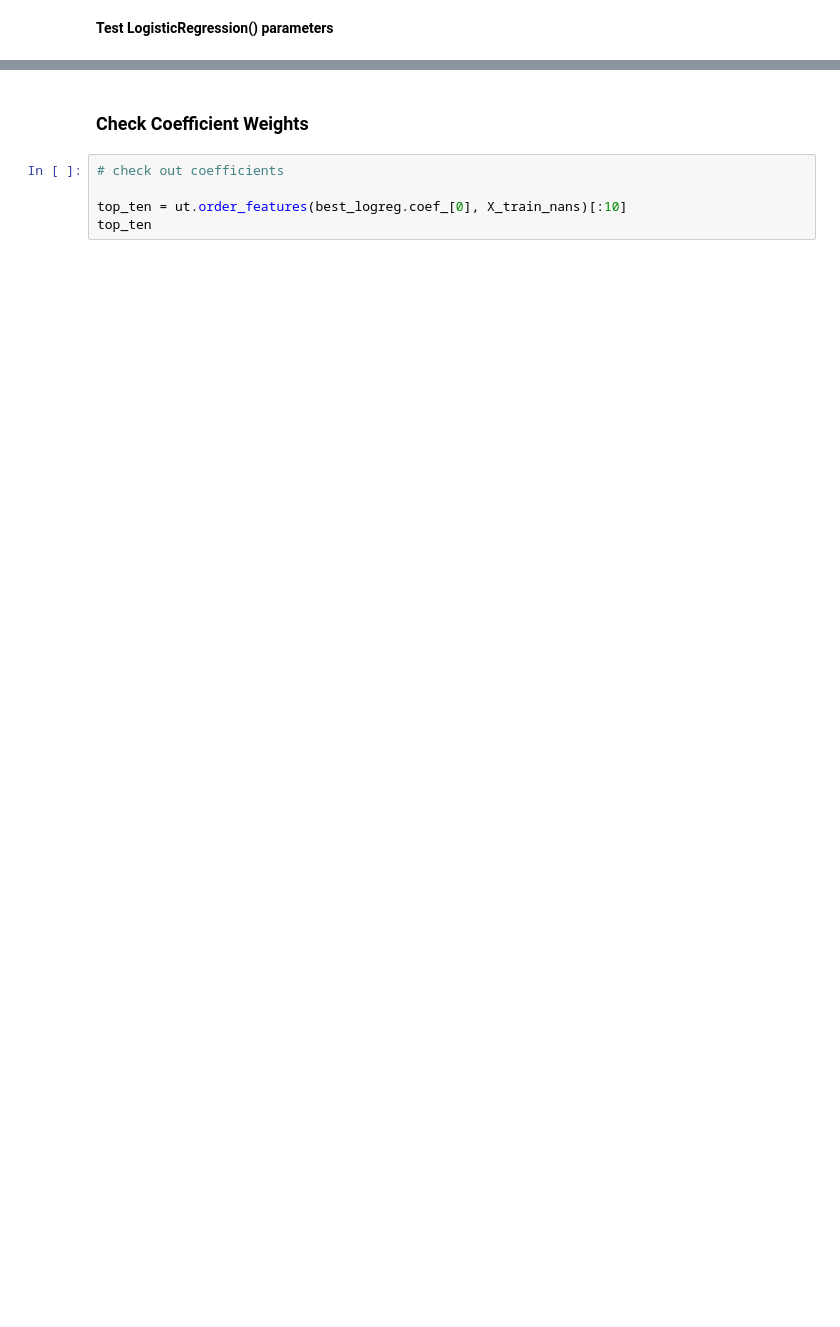
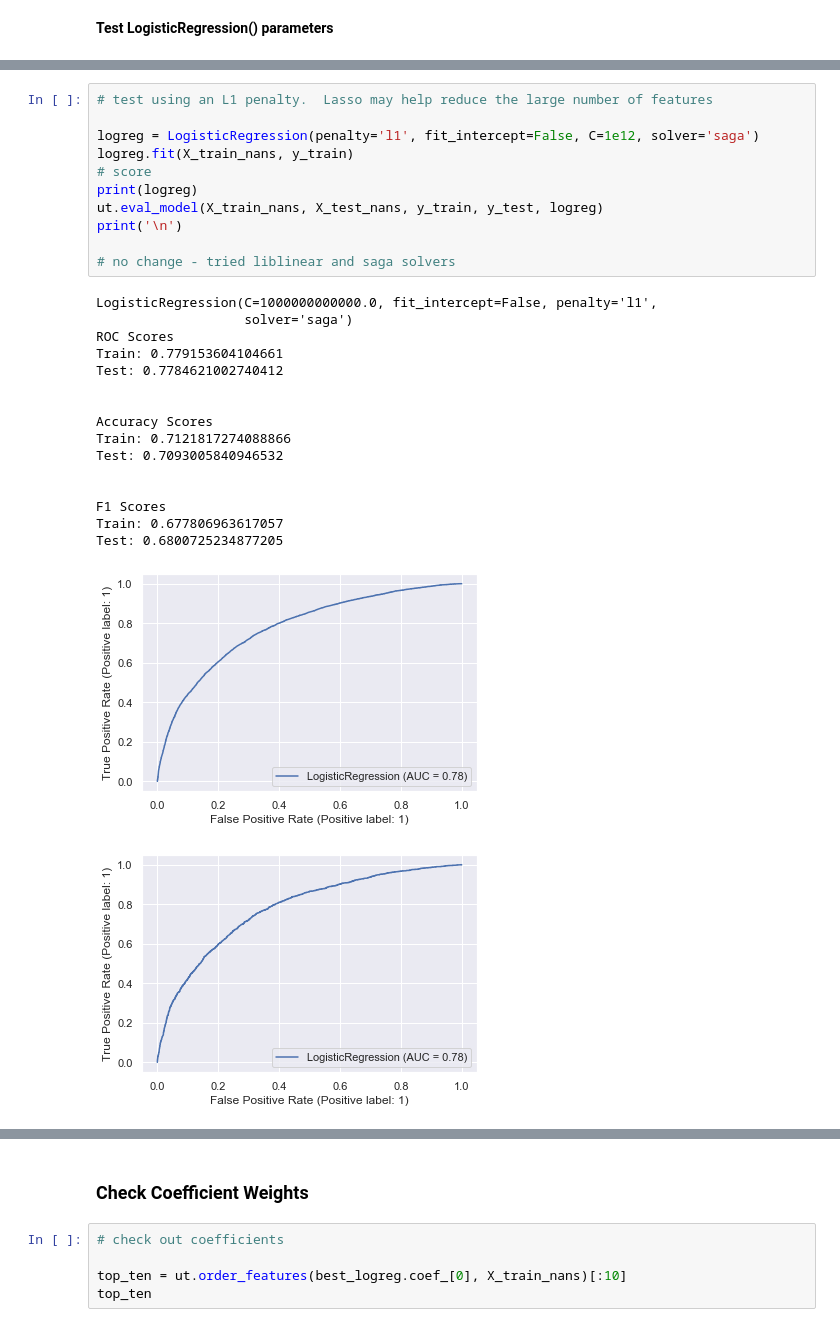
Before and after one commit to lilisbeit/Targeted-Flu-Vaccination-Outreach, a Jupyter notebook: final-model.ipynb, the cells around one changed output, grey strips where cells are left out. Cells and saved outputs as stored; diff of their text form; blank space fills up the shorter version.

Commit message:
test lasso

```diff
--- a/final-model.ipynb
+++ b/final-model.ipynb
@@ -651,0 +998,29 @@ for s in solvers:
+# %%
+# test using an L1 penalty.  Lasso may help reduce the large number of features
+
+logreg = LogisticRegression(penalty='l1', fit_intercept=False, C=1e12, solver='saga')
+logreg.fit(X_train_nans, y_train)
+# score
+print(logreg)
+ut.eval_model(X_train_nans, X_test_nans, y_train, y_test, logreg)
+print('\n')
+
+# no change - tried liblinear and saga solvers
+# %% [output]
+LogisticRegression(C=1000000000000.0, fit_intercept=False, penalty='l1',
+                   solver='saga')
+ROC Scores
+Train: 0.779153604104661
+Test: 0.7784621002740412
+
+
+Accuracy Scores
+Train: 0.7121817274088866
+Test: 0.7093005840946532
+
+
+F1 Scores
+Train: 0.677806963617057
+Test: 0.6800725234877205
+[figure, added]
+[figure, added]
```
Also changed, not shown: parts of 59 cells of this notebook, 3 other files.
